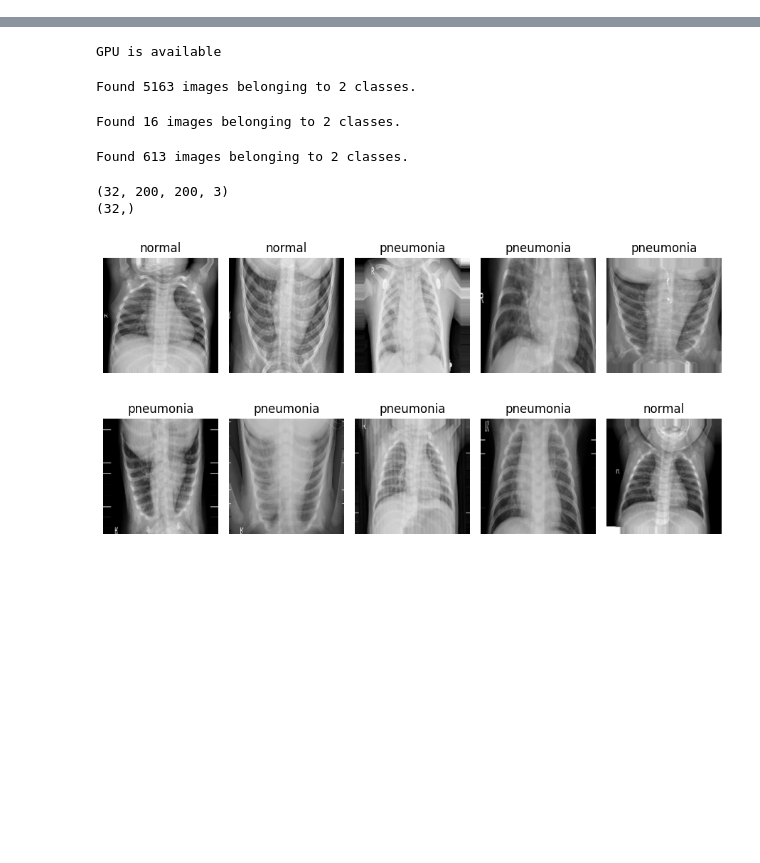
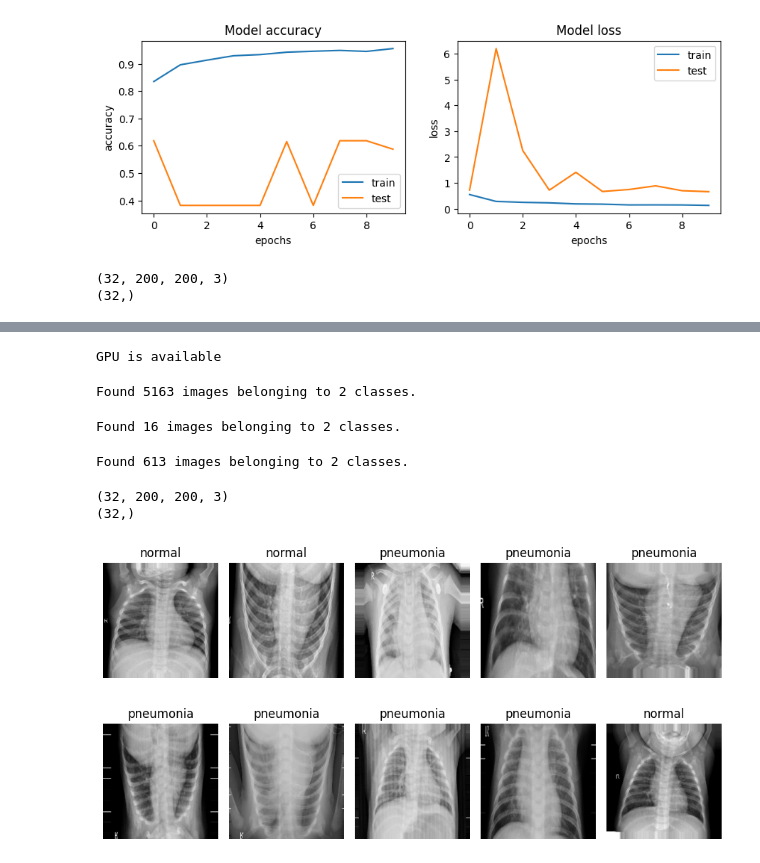
Before and after one commit to ghulam2545/AI-ML-DL, a Jupyter notebook: main3.ipynb, the cells around one changed output, grey strips where cells are left out. Drawn from its saved outputs; the diff is of its cells as text; code cells hidden in the pictures; blank space fills up the shorter version.

```diff
--- a/main3.ipynb
+++ b/main3.ipynb
@@ -2,0 +78,30 @@
+# %%
+model = keras.Sequential()
+model.add(layers.Conv2D(32 , (3,3) , strides = 1 , padding = 'same' , activation = 'relu' , input_shape = (img_dim, img_dim, 3)))
+model.add(layers.BatchNormalization())
+model.add(layers.MaxPool2D((2,2) , strides = 2 , padding = 'same'))
+
+model.add(layers.Conv2D(64 , (3,3) , strides = 1 , padding = 'same' , activation = 'relu'))
+model.add(layers.Dropout(0.1))
+model.add(layers.BatchNormalization())
+model.add(layers.MaxPool2D((2,2) , strides = 2 , padding = 'same'))
+
+model.add(layers.Conv2D(64 , (3,3) , strides = 1 , padding = 'same' , activation = 'relu'))
+model.add(layers.BatchNormalization())
+model.add(layers.MaxPool2D((2,2) , strides = 2 , padding = 'same'))
+
+model.add(layers.Conv2D(128 , (3,3) , strides = 1 , padding = 'same' , activation = 'relu'))
+model.add(layers.Dropout(0.2))
+model.add(layers.BatchNormalization())
+model.add(layers.MaxPool2D((2,2) , strides = 2 , padding = 'same'))
+
+model.add(layers.Conv2D(256 , (3,3) , strides = 1 , padding = 'same' , activation = 'relu'))
+model.add(layers.Dropout(0.2))
+model.add(layers.BatchNormalization())
+model.add(layers.MaxPool2D((2,2) , strides = 2 , padding = 'same'))
+
+model.add(layers.Flatten())
+model.add(layers.Dense(units = 128 , activation = 'relu'))
+model.add(layers.Dropout(0.2))
+model.add(layers.Dense(units = 1 , activation = 'sigmoid'))
+model.compile(optimizer = "rmsprop" , loss = 'binary_crossentropy' , metrics = ['accuracy'])
@@ -2,0 +128,2 @@
+# %%
+history = model.fit(train_ds, validation_data=test_ds, batch_size=batch_size, epochs=10)
@@ -2,0 +151,27 @@
+# %%
+# diagrams
+
+fig, ax = plt.subplots(1, 2, figsize=(10, 3))
+ax = ax.ravel()
+
+for i, met in enumerate(['accuracy', 'loss']):
+    ax[i].plot(history.history[met])
+    ax[i].plot(history.history['val_' + met])
+    ax[i].set_title('Model {}'.format(met))
+    ax[i].set_xlabel('epochs')
+    ax[i].set_ylabel(met)
+    ax[i].legend(['train', 'test'])
+# %% [output]
+[figure, added]
+# %%
+# picking up some sample images for prediction
+
+sample = test_ds.next()
+
+x_test, y_test = sample
+
+print(x_test.shape)
+print(y_test.shape)
+# %% [output]
+(32, 200, 200, 3)
+(32,)
```
Also changed, not shown: parts of 16 cells of this notebook.
